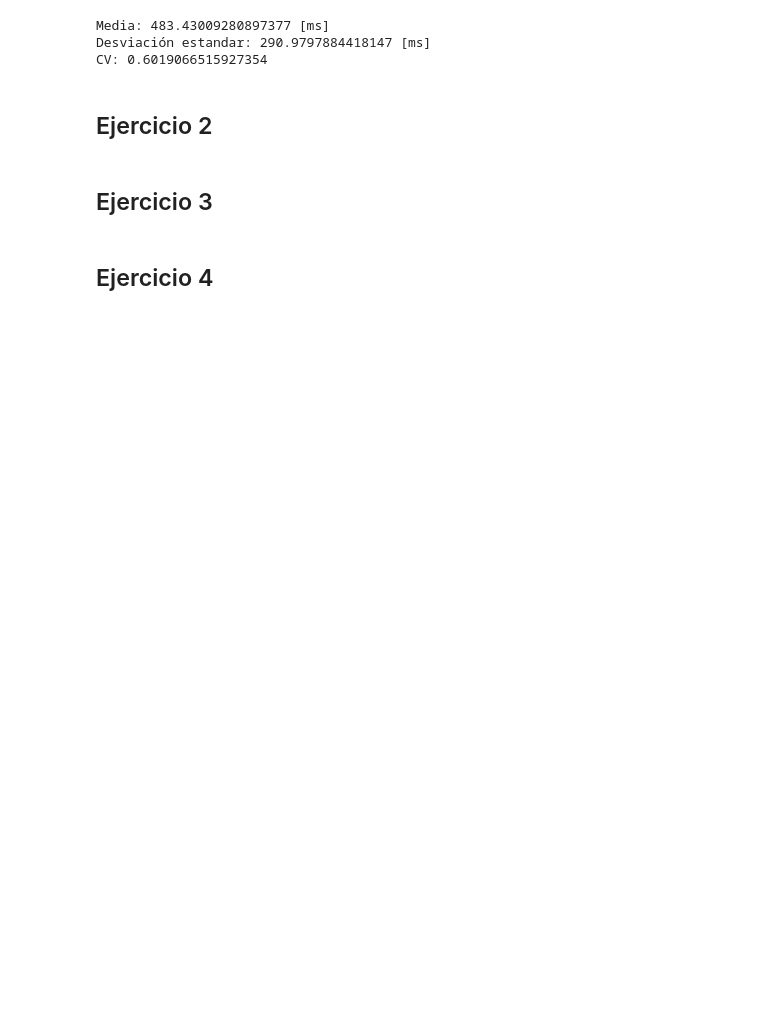
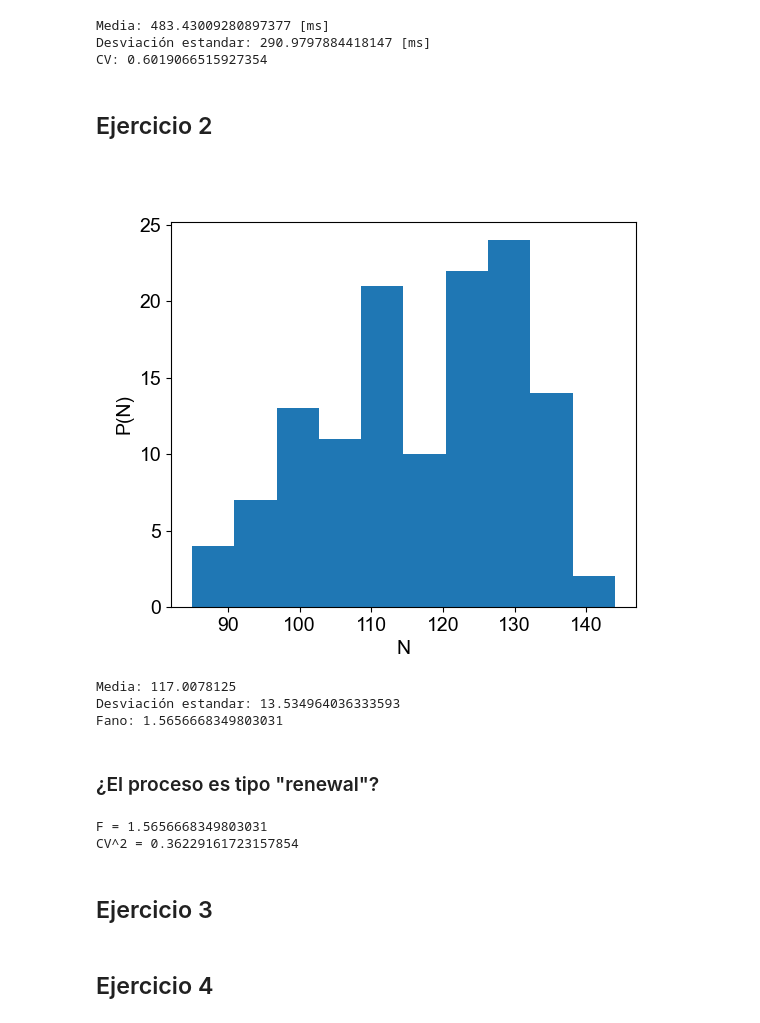
Before and after one commit to Lupama2/RedesNeuronales, a Jupyter notebook: Practicas/practica_3/practica_3.ipynb, the cells around one changed output. Drawn from its saved outputs; the diff is of its cells as text; code cells hidden in the pictures; blank space fills up the shorter version.

```diff
--- a/Practicas/practica_3/practica_3.ipynb
+++ b/Practicas/practica_3/practica_3.ipynb
@@ -78,6 +83,48 @@ Desviación estandar: 290.9797884418147 [ms]
 CV: 0.6019066515927354
 # %% [markdown]
 ## Ejercicio 2
+# %%
+def N_calculation(realizaciones):
+    #Calculo N
+    #Devuelve un vector con los N
+    return np.sum(realizaciones, axis=1)
+# %%
+#Histograma de Ns normalizado
+
+fig, ax = plt.subplots(1,1, figsize=(6,5))
+ax.hist(N_calculation(spikes), bins=10) #density=True
+ax.set_xlabel('N')
+ax.set_ylabel('P(N)')
+
+plt.show()
+
+#Guardo figura
+fig.savefig('Figures/N_histogram.png', bbox_inches='tight')
+# %% [output]
+[figure, added]
+# %%
+#Calculo media, desviación estándar y factor de Fano
+media = np.mean(N_calculation(spikes))
+desvio = np.std(N_calculation(spikes))
+Fano = desvio**2/media
+
+#Imprimo datos
+print(f'Media: {media}')
+print(f'Desviación estandar: {desvio}')
+print(f'Fano: {Fano}')
+# %% [output]
+Media: 117.0078125
+Desviación estandar: 13.534964036333593
+Fano: 1.5656668349803031
+# %% [markdown]
+### ¿El proceso es tipo "renewal"?
+# %%
+#Veo si se cumple la relación F = CV^2
+print(f'F = {Fano}')
+print(f'CV^2 = {CV**2}')
+# %% [output]
+F = 1.5656668349803031
+CV^2 = 0.36229161723157854
 # %% [markdown]
 ## Ejercicio 3
 # %% [markdown]
```
Also changed, not shown: parts of 3 cells of this notebook, 2 other files.
